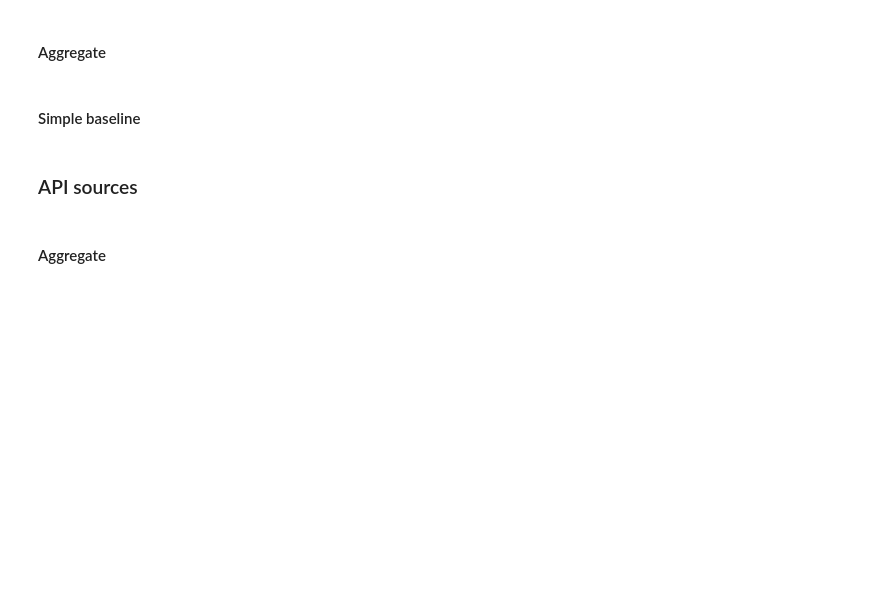
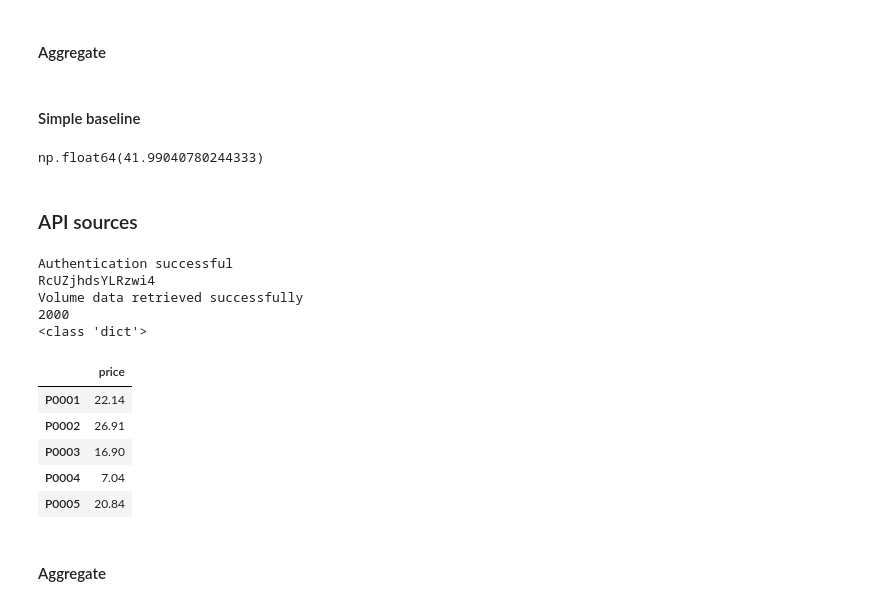
Before and after one commit to racousin/data_science_practice_2025, a Jupyter notebook: ayouboa30/module4/module4_exercise1.ipynb, the cells around one changed output. Cells and saved outputs as stored; diff of their text form; code cells hidden in the pictures; blank space fills up the shorter version.

```diff
--- a/ayouboa30/module4/module4_exercise1.ipynb
+++ b/ayouboa30/module4/module4_exercise1.ipynb
@@ -128,28 +262,49 @@ def get_simple_baseline(data, fillna_value=-1, drop_cols=None, k_fold=5, scaler=
     # Return the average score
     return np.mean(scores)
 # %%
-# get_simple_baseline(data, fillna_value=-1, drop_cols=['store_name', 'last_modified'], k_fold=5, scaler='standard', model='linear', metric='mae', target_col='quantity_sold')
+get_simple_baseline(data, fillna_value=-1, drop_cols=['store_name', 'last_modified'], k_fold=5, scaler='standard', model='linear', metric='mae', target_col='quantity_sold')
+# %% [output]
+np.float64(41.99040780244333)
 # %% [markdown]
 ### API sources
 # %%
+import requests
+import pandas as pd
+import numpy as np
+
 def get_api(endpoint_url):
-    try:
-        # Make the GET request to the mock API
-        response = requests.get(endpoint_url)
+    response = requests.get(endpoint_url)
 
-        if response.status_code == 200:
-            data = response.json()
-            print(data["message"])
-            return data['data']
-        else:
-            print(f"Failed to retrieve volume data. Status code: {response.status_code}")
+    if response.status_code == 200:
+        data_json = response.json()
+        print(data_json["message"])
+        return data_json['data']
 
-    except Exception as e:
-        print(f"An error occurred: {e}")
-# password =
-# prices =
+    # Ne rien retourner si le statut n'est pas 200 (conformément au code de base)
+    return None
+
+cle_api = get_api("https://www.raphaelcousin.com/api/exercise/auth")["password"]
+print(cle_api)
+
+donnees_prix = get_api(f"https://www.raphaelcousin.com/api/exercise/{cle_api}/prices")
+print(len(donnees_prix))
+print(type(donnees_prix))
+# %% [output]
+Authentication successful
+RcUZjhdsYLRzwi4
+Volume data retrieved successfully
+2000
+<class 'dict'>
 # %%
-# df_prices =
+df_prices = pd.DataFrame.from_dict(prices, orient="index", columns=["price"])
+df_prices.head()
+# %% [output]
+|  | price |
+| P0001 | 22.14 |
+| P0002 | 26.91 |
+| P0003 | 16.90 |
+| P0004 | 7.04 |
+| P0005 | 20.84 |
 # %% [markdown]
 #### Aggregate
 # %%
```
Also changed, not shown: parts of 15 cells of this notebook, 1 other file.
